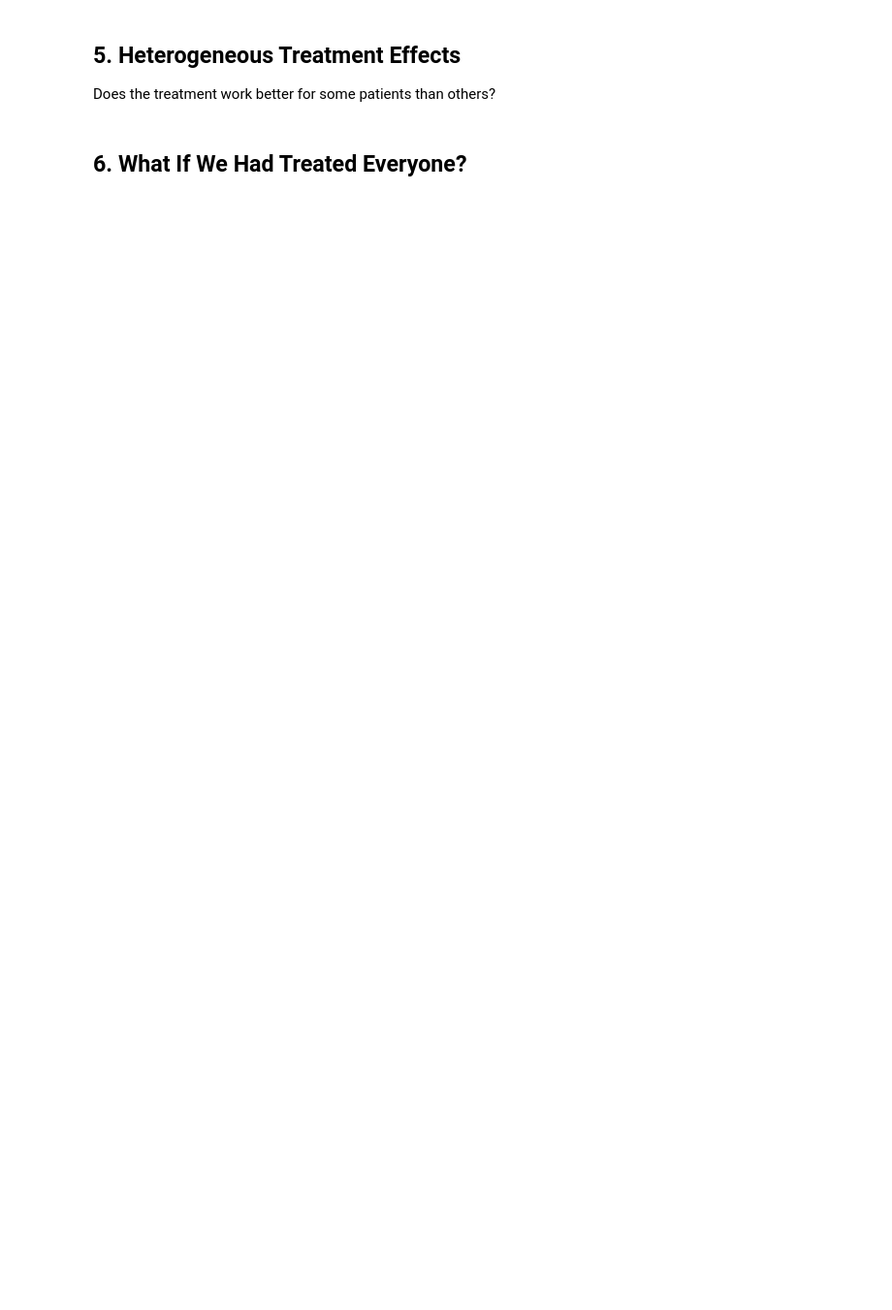
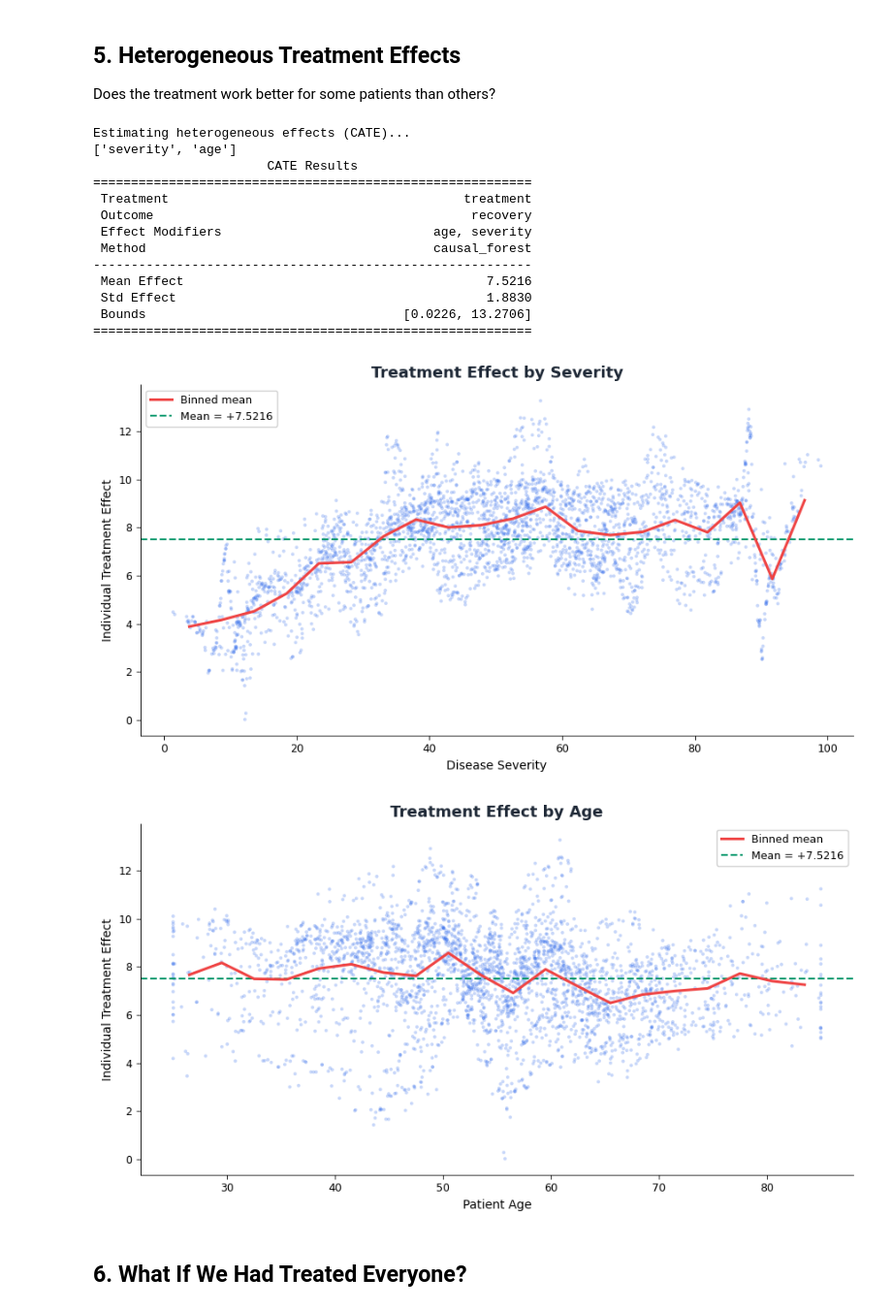
Before and after one commit to robust-ai-group/CausalPype, a Jupyter notebook: examples/simpsons_paradox.ipynb, the cells around one changed output. Shown at 97% size. Drawn from its saved outputs; the diff is of its cells as text; code cells hidden in the pictures; blank space fills up the shorter version.

```diff
--- a/examples/simpsons_paradox.ipynb
+++ b/examples/simpsons_paradox.ipynb
@@ -146,24 +194,49 @@ Does the treatment work better for some patients than others?
 # %%
 print("\nEstimating heterogeneous effects (CATE)...")
 
 r_cate = model.run(cp.CATE(
     treatment='treatment',
     outcome='recovery',
     effect_modifiers=['age', 'severity'],
     method='causal_forest',
     n_estimators=200,
     random_state=42,
 ))
 print(r_cate)
 
 fig, _ = cp.plotting.plot_cate_distribution(
     r_cate,
     data=df,
     covariate='severity',
     covariate_label='Disease Severity',
     title='Treatment Effect by Severity'
 )
 fig.savefig(FIGDIR / 'cate_by_severity.pdf')
+
+fig, _ = cp.plotting.plot_cate_distribution(
+    r_cate,
+    data=df,
+    covariate='age',
+    covariate_label='Patient Age',
+    title='Treatment Effect by Age'
+)
+fig.savefig(FIGDIR / 'cate_by_age.pdf')
+# %% [output]
+Estimating heterogeneous effects (CATE)...
+['severity', 'age']
+                       CATE Results
+==========================================================
+ Treatment                                       treatment
+ Outcome                                          recovery
+ Effect Modifiers                            age, severity
+ Method                                      causal_forest
+----------------------------------------------------------
+ Mean Effect                                        7.5216
+ Std Effect                                         1.8830
+ Bounds                                  [0.0226, 13.2706]
+==========================================================
+[figure, added]
+[figure, added]
 # %% [markdown]
 ## 6. What If We Had Treated Everyone?
 # %%
```
Also changed, not shown: parts of 8 cells of this notebook, 9 other files.
